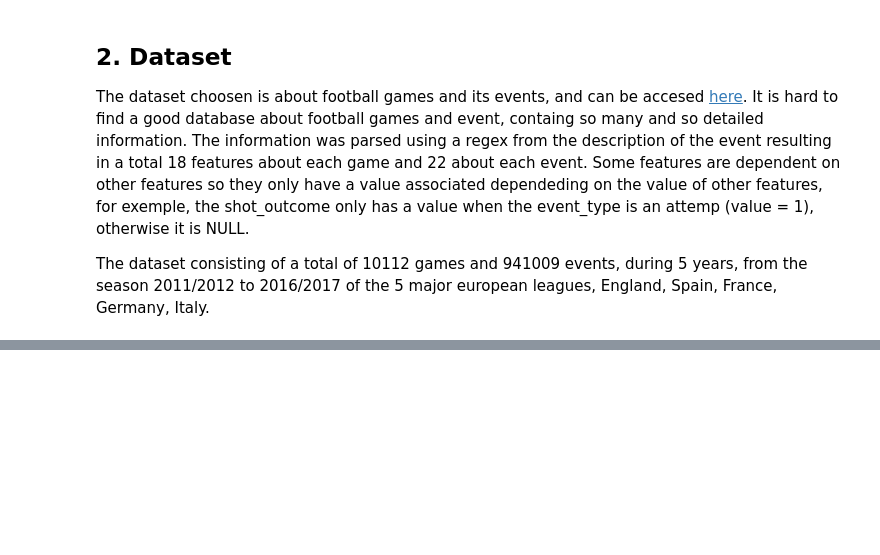
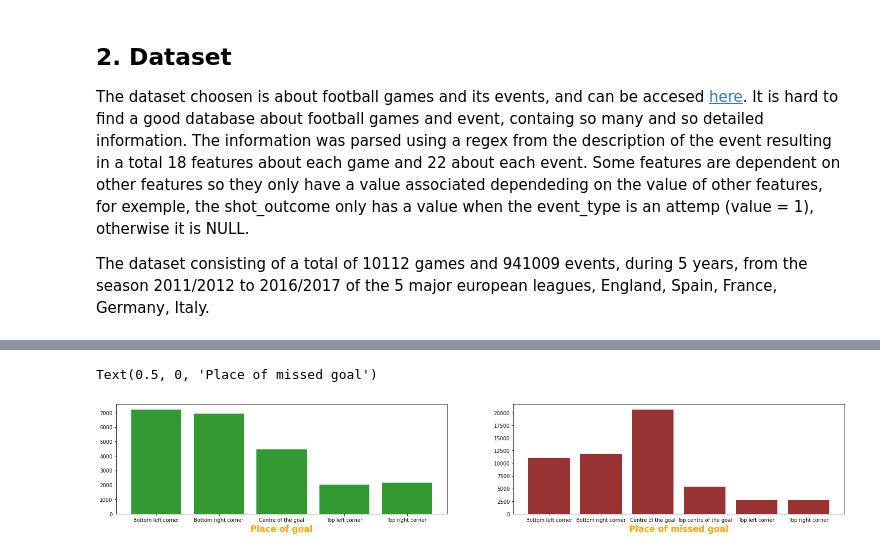
Before and after one commit to gmtorres/MIEIC_19_20_IART, a Jupyter notebook: Proj2/report.ipynb, the cells around one changed output, grey strips where cells are left out. Saved outputs shown, nothing was run; the diff lists cells and outputs as text; code cells hidden in the pictures; blank space fills up the shorter version.

```diff
--- a/Proj2/report.ipynb
+++ b/Proj2/report.ipynb
@@ -38,0 +35,11 @@ Fazer analise da informação
+# %%
+import numpy as np
+import pandas as pd
+
+import seaborn as sns
+import matplotlib.pyplot as plt
+%matplotlib inline
+
+#load data from files
+events = pd.read_csv('./data/' + 'events.csv')
+ginf = pd.read_csv('./data/' + 'ginf.csv')
@@ -38,0 +102,20 @@ Fazer analise da informação
+# %%
+## Shot place goals
+g_shot_place = pd.Series(['Bottom left corner','Bottom right corner','Centre of the goal','Top left corner','Top right corner'], index=[[item for item in range(1, 6)]])
+## Shot place not goals
+ng_shot_place = pd.Series(['Bottom left corner','Bottom right corner','Centre of the goal','Top centre of the goal','Top left corner','Top right corner'], index=[[item for item in range(1, 7)]])
+
+on_target_attemps = events[(events.event_type == 1) & (events.shot_outcome == 1)]
+goal_shot_places = on_target_attemps[(on_target_attemps.is_goal == 1)].iloc[:,[-8]].groupby('shot_place')['shot_place'].count()
+not_goal_shot_places = on_target_attemps[(on_target_attemps.is_goal == 0)].iloc[:,[-8]].groupby('shot_place')['shot_place'].count()
+
+plt.figure(figsize=(40, 4))
+plt.subplot(131)
+plt.bar(g_shot_place, goal_shot_places.ravel(),color=(0.2,0.6,0.2,1))
+plt.xlabel('Place of goal',fontweight='bold', color = 'orange', fontsize='17')
+plt.subplot(132)
+plt.bar(ng_shot_place, not_goal_shot_places.ravel(),color=(0.6,0.2,0.2,1))
+plt.xlabel('Place of missed goal',fontweight='bold', color = 'orange', fontsize='17')
+# %% [output]
+Text(0.5, 0, 'Place of missed goal')
+[figure, added]
```
Also changed, not shown: parts of 5 cells of this notebook, 1 other file.
